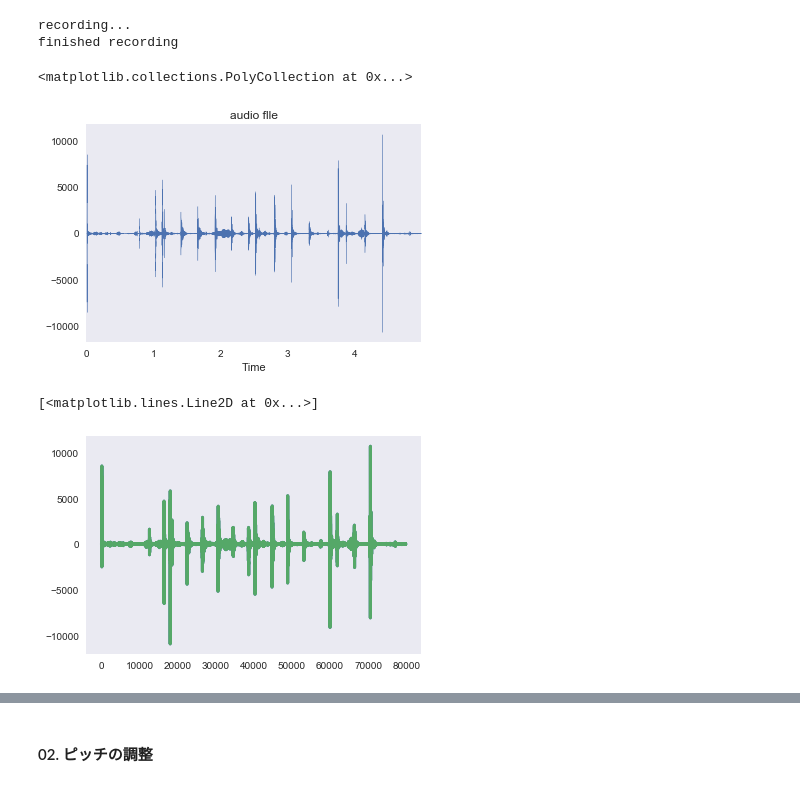
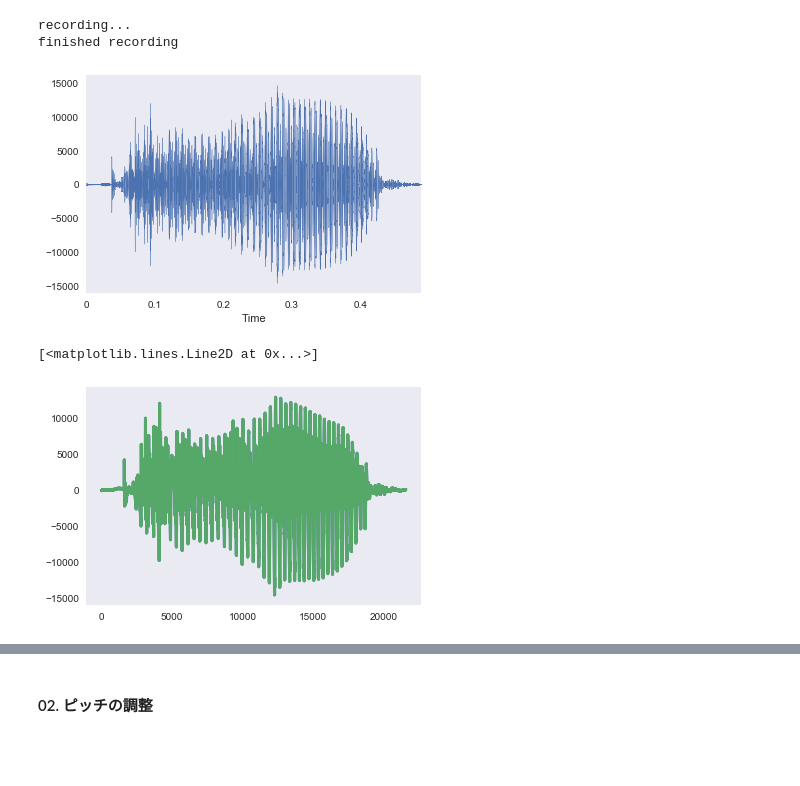
Before and after one commit to baco16g/audio_practice, a Jupyter notebook: aidiary/#0 voice_changer/MyProject.ipynb, the cells around one changed output, grey strips where cells are left out. Drawn from its saved outputs; the diff is of its cells as text; code cells hidden in the pictures; blank space fills up the shorter version.

```diff
--- a/aidiary/#0 voice_changer/MyProject.ipynb
+++ b/aidiary/#0 voice_changer/MyProject.ipynb
@@ -28,6 +28,11 @@ CHANNELS = 1
 RATE = 16000
 CHUNK = 1024
 PERIOD = 80
+ALPHA = 0.42
+ORDER = 25
+
+SAMPLE_AUDIO_00 = 'sample_00.wav'
+SAMPLE_AUDIO_01 = 'sample_01.wav'
 # %% [markdown]
 ### Record Function
 # %%
@@ -64,6 +69,9 @@ def record(output_raw_file, record_seconds):
 # %%
 def raw2wav(fn):
     os.system("raw2wav %s" % fn)
+# %%
+def plot_audio(x, fs):
+    librosa.display.waveplot(x, fs)
 # %%
 def wavfile_orig(fn):
     fs, x = wavfile.read("%s" % fn)
@@ -119,17 +138,16 @@ finished recording
 # %%
 raw2wav('./raw/test.raw')
 # %%
-fs, x = wavfile_orig('./raw/test.wav')
+fs, x = wavfile_orig(SAMPLE_AUDIO_00)
 plot_audio(x, fs)
 # %% [output]
-<matplotlib.collections.PolyCollection at 0x...>
-[figure, old version]
+[figure, new version]
 # %%
-extract_pitch(x, fs)
+pitch = extract_pitch(x, fs)
 plot_pitch(x, fs)
 # %% [output]
 [<matplotlib.lines.Line2D at 0x...>]
-[figure, old version]
+[figure, new version]
 # %%
 play_wav(x, fs)
 # %% [output]
```
Also changed, not shown: parts of 5 cells of this notebook, 4 other files.
